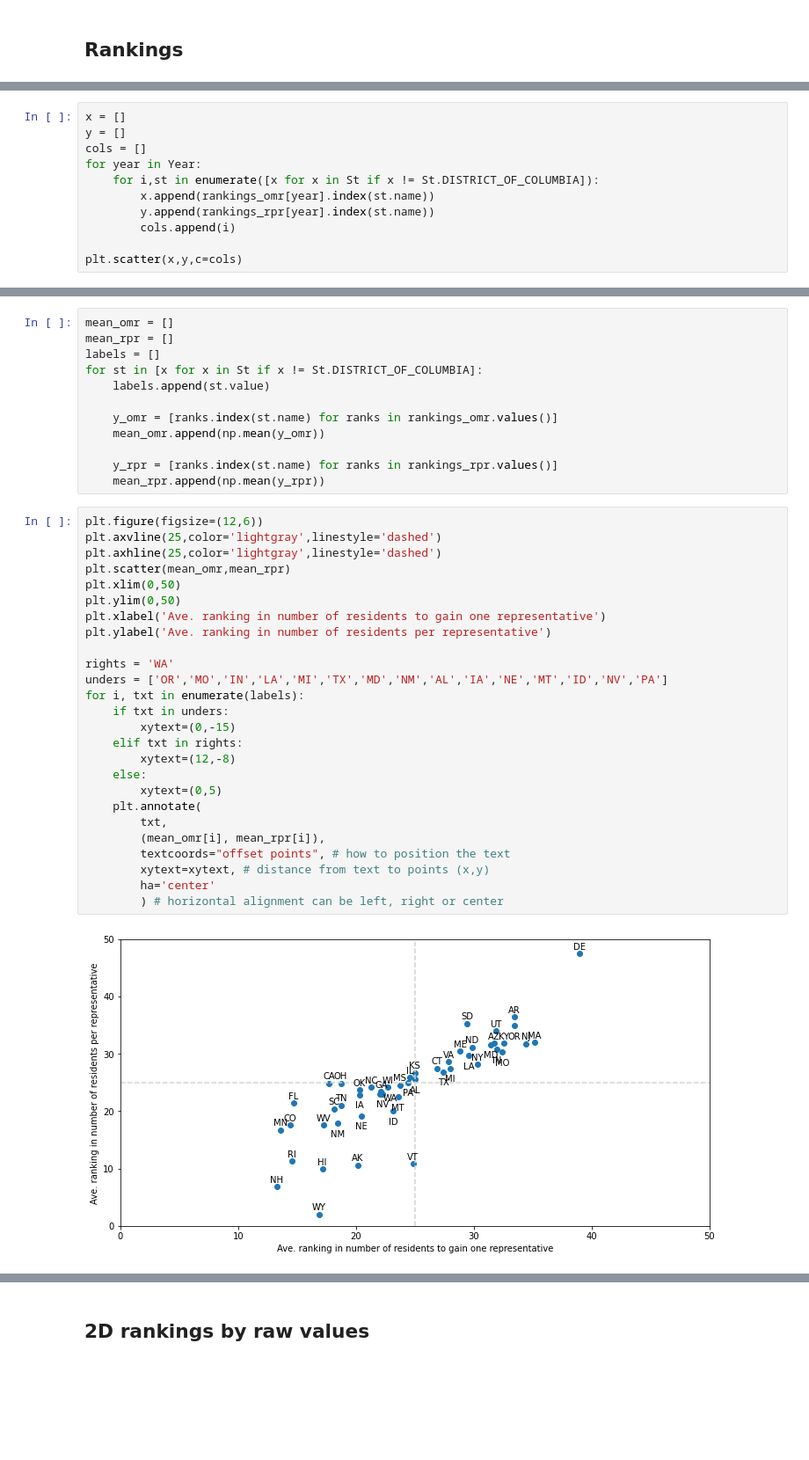
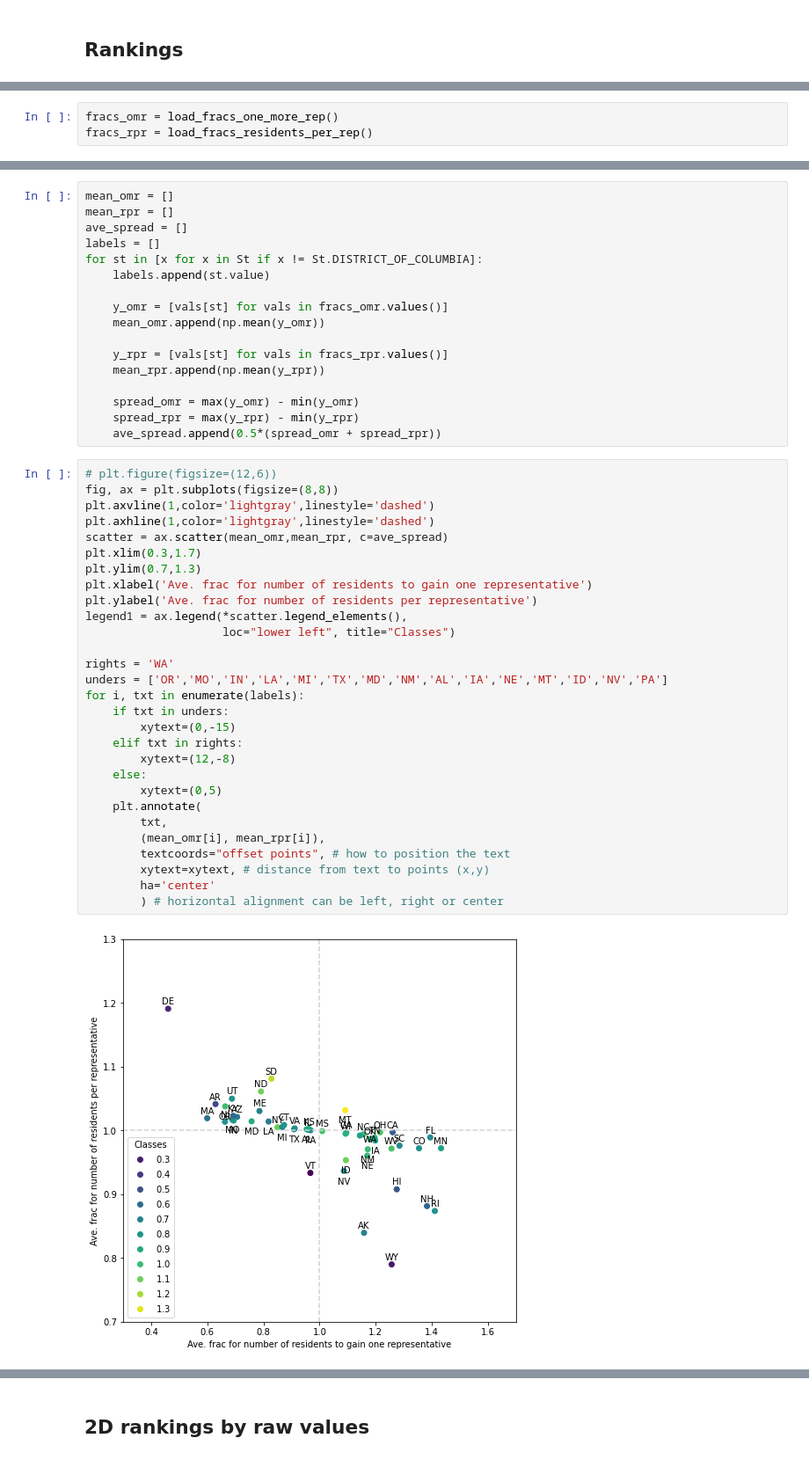
Before and after one commit to smrfeld/house-of-reps, a Jupyter notebook: notebooks/analyze.ipynb, the cells around one changed output, grey strips where cells are left out. Shown at 88% size. Saved outputs shown, nothing was run; the diff lists cells and outputs as text; blank space fills up the shorter version.

```diff
--- a/notebooks/analyze.ipynb
+++ b/notebooks/analyze.ipynb
@@ -619,11 +915,0 @@ for year in Year:
-# %%
-x = []
-y = []
-cols = []
-for year in Year:
-    for i,st in enumerate([x for x in St if x != St.DISTRICT_OF_COLUMBIA]):
-        x.append(rankings_omr[year].index(st.name))
-        y.append(rankings_rpr[year].index(st.name))
-        cols.append(i)
-
-plt.scatter(x,y,c=cols)
@@ -632,0 +916,3 @@ plt.scatter(x,y,c=cols)
+# %%
+fracs_omr = load_fracs_one_more_rep()
+fracs_rpr = load_fracs_residents_per_rep()
@@ -633,40 +979,48 @@ plt.scatter(x,y,c=cols)
 # %%
 mean_omr = []
 mean_rpr = []
+ave_spread = []
 labels = []
 for st in [x for x in St if x != St.DISTRICT_OF_COLUMBIA]:
     labels.append(st.value)
 
-    y_omr = [ranks.index(st.name) for ranks in rankings_omr.values()]
+    y_omr = [vals[st] for vals in fracs_omr.values()]
     mean_omr.append(np.mean(y_omr))
 
-    y_rpr = [ranks.index(st.name) for ranks in rankings_rpr.values()]
+    y_rpr = [vals[st] for vals in fracs_rpr.values()]
     mean_rpr.append(np.mean(y_rpr))
+
+    spread_omr = max(y_omr) - min(y_omr)
+    spread_rpr = max(y_rpr) - min(y_rpr)
+    ave_spread.append(0.5*(spread_omr + spread_rpr))
 # %%
-plt.figure(figsize=(12,6))
-plt.axvline(25,color='lightgray',linestyle='dashed')
-plt.axhline(25,color='lightgray',linestyle='dashed')
-plt.scatter(mean_omr,mean_rpr)
-plt.xlim(0,50)
-plt.ylim(0,50)
-plt.xlabel('Ave. ranking in number of residents to gain one representative')
-plt.ylabel('Ave. ranking in number of residents per representative')
+# plt.figure(figsize=(12,6))
+fig, ax = plt.subplots(figsize=(8,8))
+plt.axvline(1,color='lightgray',linestyle='dashed')
+plt.axhline(1,color='lightgray',linestyle='dashed')
+scatter = ax.scatter(mean_omr,mean_rpr, c=ave_spread)
+plt.xlim(0.3,1.7)
+plt.ylim(0.7,1.3)
+plt.xlabel('Ave. frac for number of residents to gain one representative')
+plt.ylabel('Ave. frac for number of residents per representative')
+legend1 = ax.legend(*scatter.legend_elements(),
+                    loc="lower left", title="Classes")
 
 rights = 'WA'
 unders = ['OR','MO','IN','LA','MI','TX','MD','NM','AL','IA','NE','MT','ID','NV','PA']
 for i, txt in enumerate(labels):
     if txt in unders:
         xytext=(0,-15)
     elif txt in rights:
         xytext=(12,-8)
     else:
         xytext=(0,5)
     plt.annotate(
         txt,
         (mean_omr[i], mean_rpr[i]),
         textcoords="offset points", # how to position the text
         xytext=xytext, # distance from text to points (x,y)
         ha='center'
         ) # horizontal alignment can be left, right or center
 # %% [output]
-[figure, old version]
+[figure, new version]
```
Also changed, not shown: parts of 43 cells of this notebook.
